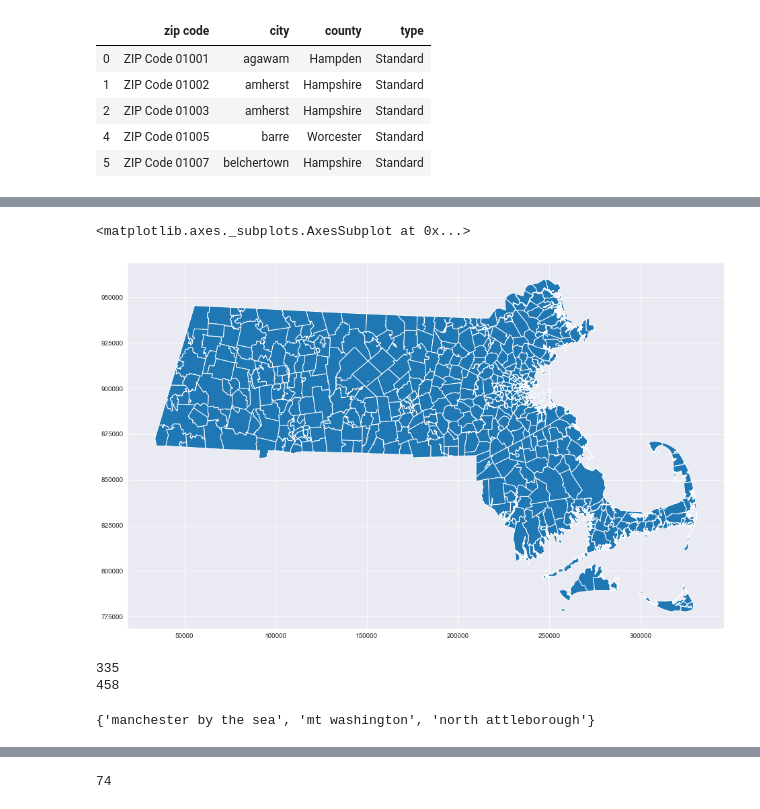
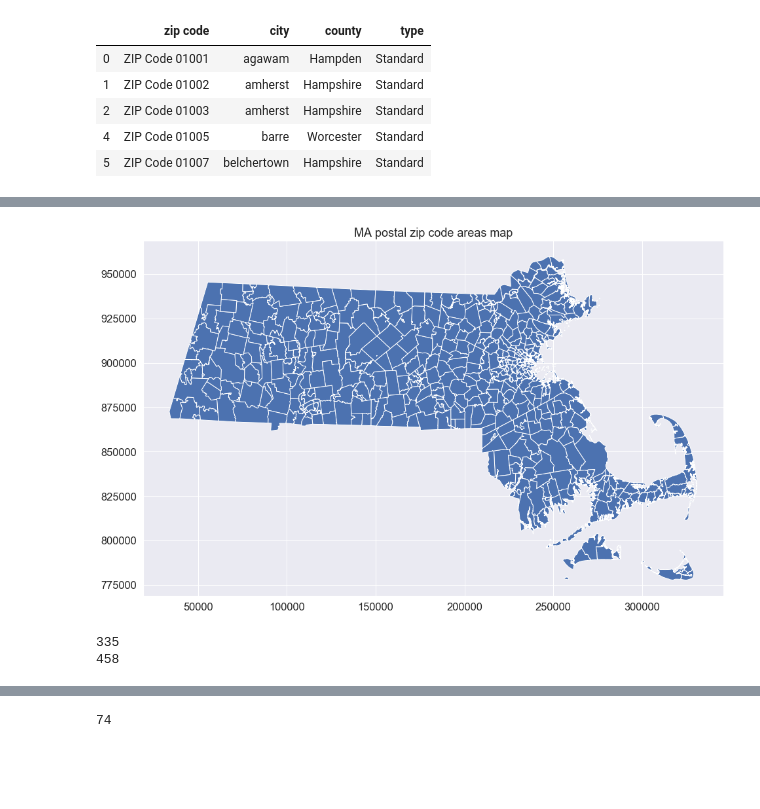
Before and after one commit to darya-akimova/biobot_insight_project, a Jupyter notebook: code/cleaning_and_eda/notebook_5_medicare_opioid_and_nonopioid_prescriber_cleanup_and_town_join.ipynb, the cells around one changed output, grey strips where cells are left out. Drawn from its saved outputs; the diff is of its cells as text; code cells hidden in the pictures; blank space fills up the shorter version.

Commit message:
zip code and town association section cleaned up

```diff
--- a/code/cleaning_and_eda/notebook_5_medicare_opioid_and_nonopioid_prescriber_cleanup_and_town_join.ipynb
+++ b/code/cleaning_and_eda/notebook_5_medicare_opioid_and_nonopioid_prescriber_cleanup_and_town_join.ipynb
@@ -236,0 +12,8 @@ zip_town.head()
+# %%
+import numpy as np
+import pandas as pd
+import matplotlib.pyplot as plt
+import seaborn as sns
+import geopandas as gpd
+sns.set_style('darkgrid')
+sns.set(font_scale=1.5)
@@ -236,0 +30,9 @@ zip_town.head()
+# %%
+# zipcode - town association attempts
+## zipcode - town lists (copy paste from websites)
+zip_town_raw = pd.read_csv('../../data/raw_data/shapefiles_and_geography_related/ma_town_zipcode_list.txt', sep="(", header=None)
+zip_town_raw_alt = pd.read_csv('../../data/raw_data/shapefiles_and_geography_related/ma_town_zipcode_list_alt.txt', sep='\t')
+## shapfile of ma postal zipcodes
+ma_postzip_map = gpd.read_file('../../data/raw_data/shapefiles_and_geography_related/zipcodes_nt/ZIPCODES_NT_POLY.shp')
+# compare zipcodes and town names to the overdose deaths dataset (351 towns)
+ma_over_death = pd.read_csv("../../data/tidy_data/overdose_death_count_acs_merge.csv")
@@ -325,16 +326,13 @@ ma_postzip_map.head()
 | 4 | 02747 | NORTH DARTMOUTH | NON UNIQUE | NORTH DARTMOUTH | 47450 | DARTMOUTH, TOWN OF | BRISTOL | 47.495414 | 1.230126e+08 | 66614.835420 | ... |
 # %%
 ma_postzip_map.plot(figsize=(16,10))
+plt.title('MA postal zip code areas map')
+plt.show()
 # %% [output]
-<matplotlib.axes._subplots.AxesSubplot at 0x...>
-[figure, old version]
+[figure, new version]
 # %%
 print(len(set(ma_postzip_map['CITY_TOWN'])))
 print(len(set(ma_postzip_map['PC_NAME'])))
 # %% [output]
 335
 458
-# %%
-set(ma_postzip_map['CITY_TOWN'].str.lower().str.replace(', town of', '')) - set(ma_over_death['city_death'])
-# %% [output]
-{'manchester by the sea', 'mt washington', 'north attleborough'}
```
Also changed, not shown: parts of 167 cells of this notebook, 1 other file.
